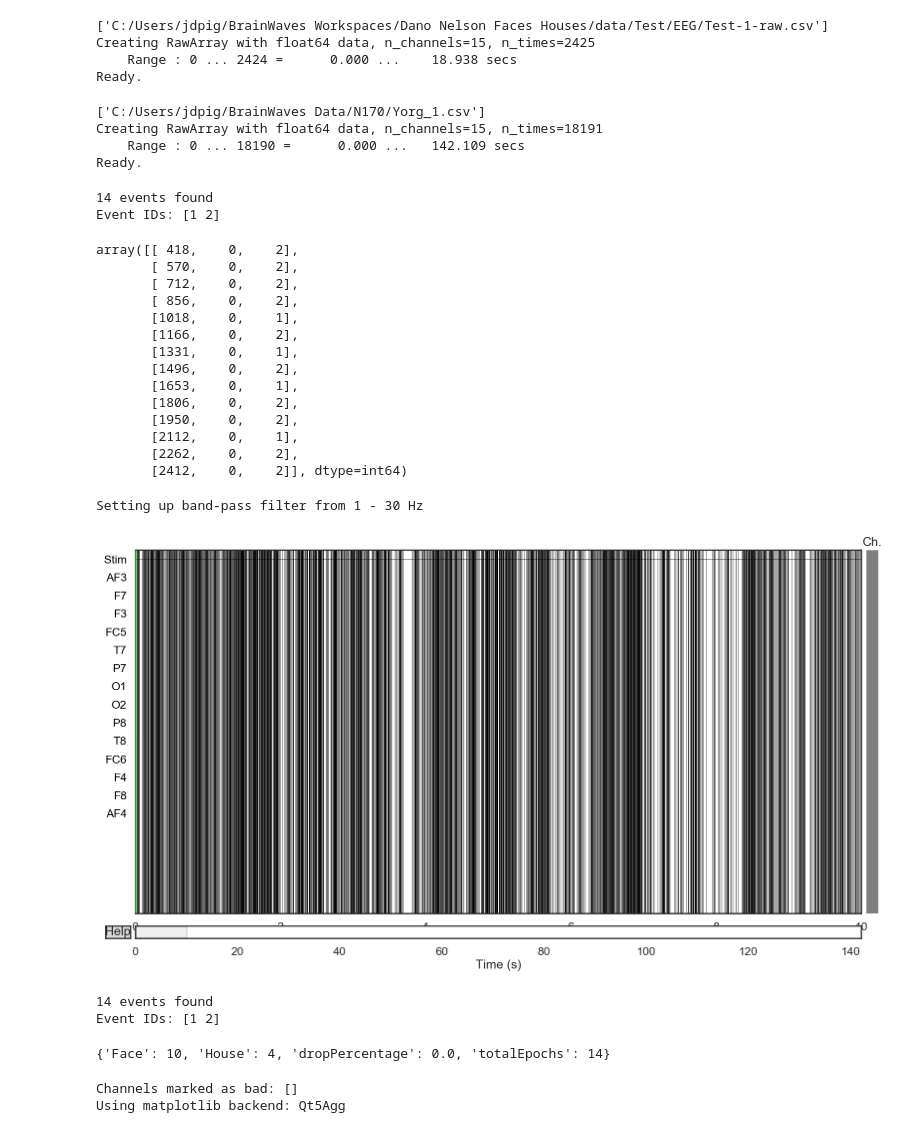
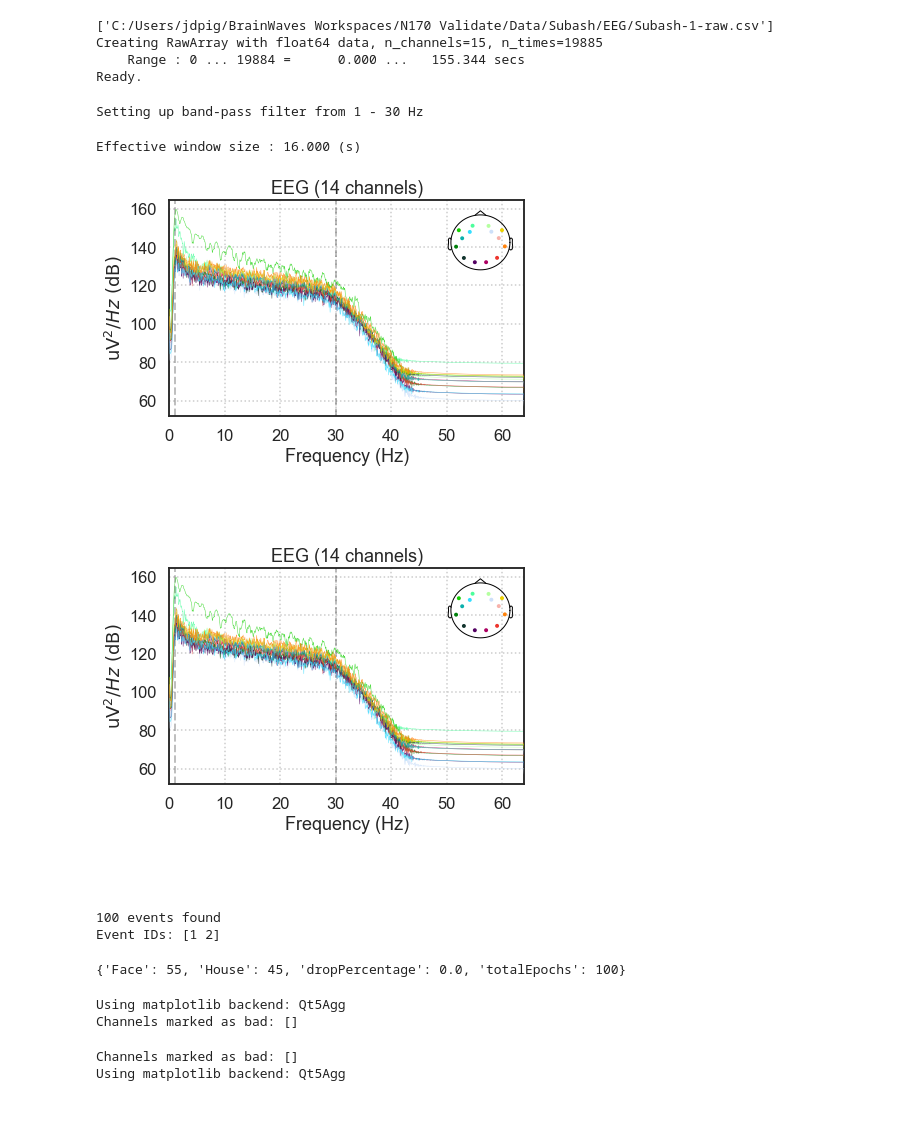
Before and after one commit to makebrainwaves/BrainWaves, a Jupyter notebook: notebooks/N170 Emotiv Analysis.ipynb, the cells around one changed output. Saved outputs shown, nothing was run; the diff lists cells and outputs as text; code cells hidden in the pictures.

```diff
--- a/notebooks/N170 Emotiv Analysis.ipynb
+++ b/notebooks/N170 Emotiv Analysis.ipynb
@@ -20,46 +20,12 @@ Using matplotlib backend: Qt5Agg
-# %%
-files = ['C:/Users/jdpig/BrainWaves Workspaces/Dano Nelson Faces Houses/data/Test/EEG/Test-1-raw.csv']
-sfreq=128
-ch_ind = [0,1,2,3,4,5,6,7,8,9,10,11,12,13]
-stim_ind = 14
-replace_ch_names = None
-newRaw = utils.load_csv_as_raw(files, sfreq, ch_ind, stim_ind, replace_ch_names)
-# %% [output]
-['C:/Users/jdpig/BrainWaves Workspaces/Dano Nelson Faces Houses/data/Test/EEG/Test-1-raw.csv']
-Creating RawArray with float64 data, n_channels=15, n_times=2425
-    Range : 0 ... 2424 =      0.000 ...    18.938 secs
-Ready.
-# %%
-files = ['C:/Users/jdpig/BrainWaves Data/N170/Yorg_1.csv']
-sfreq=128
-ch_ind = [0,1,2,3,4,5,6,7,8,9,10,11,12,13]
-stim_ind = 14
-replace_ch_names = None
-oldRaw = utils.load_csv_as_raw(files, sfreq, ch_ind, stim_ind, replace_ch_names)
-# %% [output]
-['C:/Users/jdpig/BrainWaves Data/N170/Yorg_1.csv']
-Creating RawArray with float64 data, n_channels=15, n_times=18191
-    Range : 0 ... 18190 =      0.000 ...   142.109 secs
-Ready.
-# %%
-find_events(newRaw)
-# %% [output]
-14 events found
-Event IDs: [1 2]
-array([[ 418,    0,    2],
-       [ 570,    0,    2],
-       [ 712,    0,    2],
-       [ 856,    0,    2],
-       [1018,    0,    1],
-       [1166,    0,    2],
-       [1331,    0,    1],
-       [1496,    0,    2],
-       [1653,    0,    1],
-       [1806,    0,    2],
-       [1950,    0,    2],
-       [2112,    0,    1],
-       [2262,    0,    2],
-       [2412,    0,    2]], dtype=int64)
+# %%
+files = ['C:/Users/jdpig/BrainWaves Workspaces/N170 Validate/Data/Subash/EEG/Subash-1-raw.csv']
+replace_ch_names = None
+raw = utils.load_data(files)
+# %% [output]
+['C:/Users/jdpig/BrainWaves Workspaces/N170 Validate/Data/Subash/EEG/Subash-1-raw.csv']
+Creating RawArray with float64 data, n_channels=15, n_times=19885
+    Range : 0 ... 19884 =      0.000 ...   155.344 secs
+Ready.
 # %%
 ## Filtering Data
 
@@ -72,9 +38,11 @@ raw.filter(low_cutoff, high_cutoff, method='iir');
 # %% [output]
 Setting up band-pass filter from 1 - 30 Hz
 # %%
-raw.plot()
+raw.plot_psd()
 # %% [output]
+Effective window size : 16.000 (s)
-[figure, old version]
+[figure, new version]
+[figure, added]
 # %%
 ## Epoch Data
 
@@ -87,7 +55,7 @@ picks = None
 reject = None
 
 # Computation
-events = find_events(newRaw)
+events = find_events(raw)
 # TODO: Figure out how to normalize and auto-reject Emotiv EEG data
 epochs = Epochs(raw, events=events, event_id=event_id,
                 tmin=tmin, tmax=tmax, baseline=baseline, reject=reject, preload=True,
@@ -96,9 +64,15 @@ epochs = Epochs(raw, events=events, event_id=event_id,
 # Output
 {"totalEpochs": len(epochs.events), "dropPercentage": (1 - len(epochs.events)/len(events)) * 100, **{x: len(epochs[x]) for x in event_id}}
 # %% [output]
-14 events found
+100 events found
 Event IDs: [1 2]
-{'Face': 10, 'House': 4, 'dropPercentage': 0.0, 'totalEpochs': 14}
+{'Face': 55, 'House': 45, 'dropPercentage': 0.0, 'totalEpochs': 100}
+# %%
+%matplotlib
+epoch_editor = epochs.plot(scalings='auto', n_epochs=8, title="", events=None);
+# %% [output]
+Using matplotlib backend: Qt5Agg
+Channels marked as bad: []
 # %%
 epochs.save('C:/Users/jdpig/BrainWaves Workspaces/Dano Nelson Faces Houses/data/Test/EEG/Test_1-epo.fif')
 # %%
```
Also changed, not shown: parts of 1 cell of this notebook.
